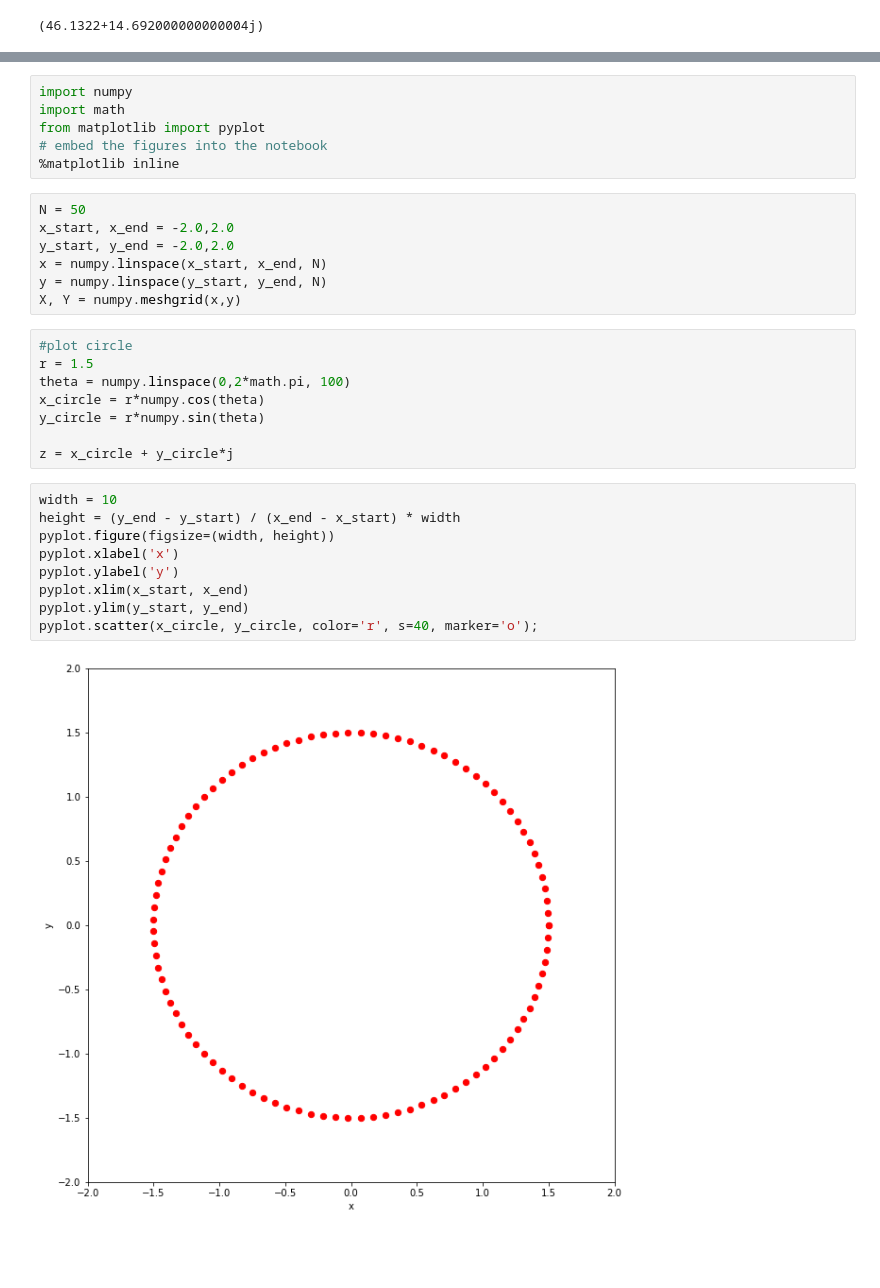
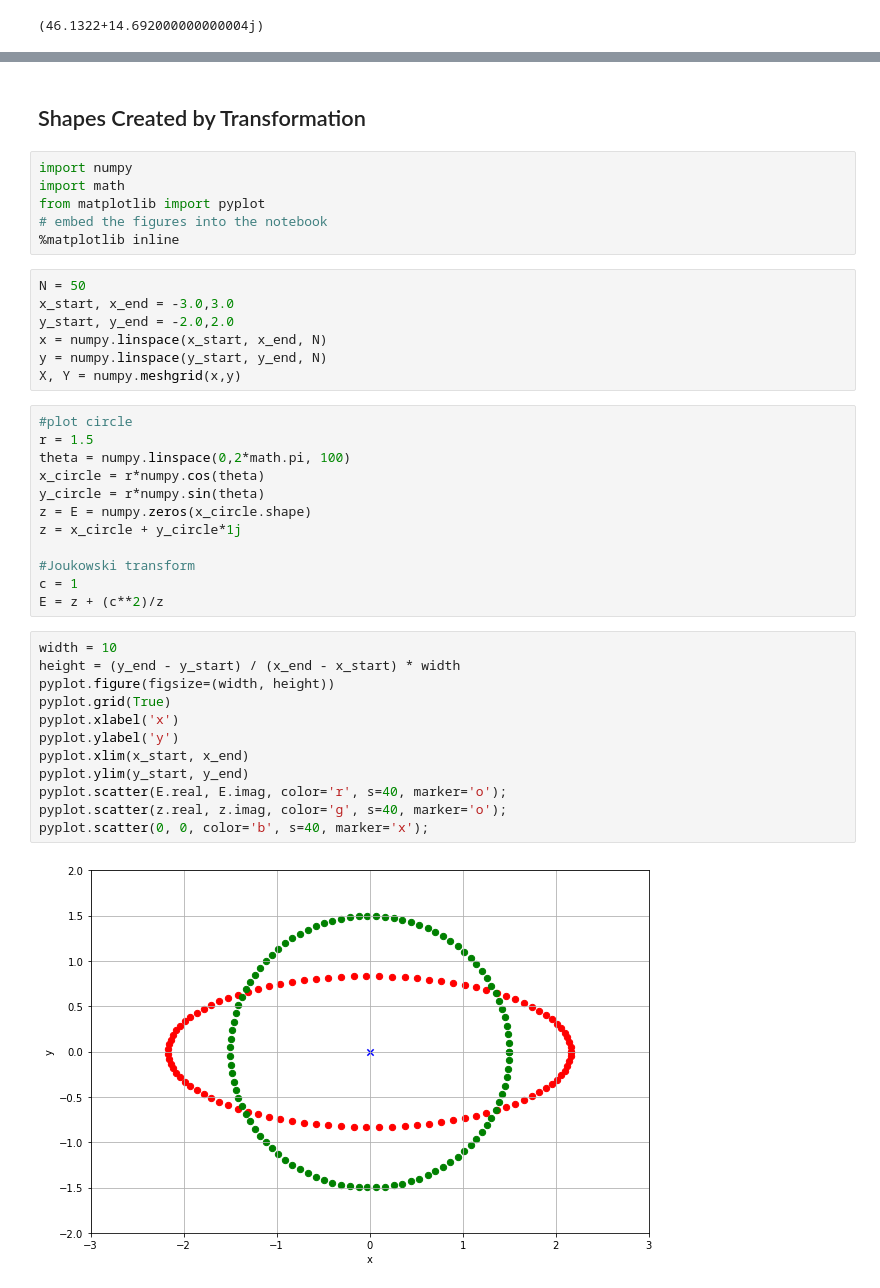
Before and after one commit to asabbagha/MAE6226, a Jupyter notebook: Assignment2.ipynb, the cells around one changed output, grey strips where cells are left out. Drawn from its saved outputs; the diff is of its cells as text; blank space fills up the shorter version.

```diff
--- a/Assignment2.ipynb
+++ b/Assignment2.ipynb
@@ -23,3 +23,5 @@ NameError: name 'exp' is not defined
+# %% [markdown]
+## Shapes Created by Transformation
 # %%
 import numpy
 import math
@@ -28,7 +30,7 @@ from matplotlib import pyplot
 %matplotlib inline
 # %%
 N = 50
-x_start, x_end = -2.0,2.0
+x_start, x_end = -3.0,3.0
 y_start, y_end = -2.0,2.0
 x = numpy.linspace(x_start, x_end, N)
 y = numpy.linspace(y_start, y_end, N)
@@ -39,16 +41,23 @@ r = 1.5
 theta = numpy.linspace(0,2*math.pi, 100)
 x_circle = r*numpy.cos(theta)
 y_circle = r*numpy.sin(theta)
+z = E = numpy.zeros(x_circle.shape)
+z = x_circle + y_circle*1j
 
-z = x_circle + y_circle*j
+#Joukowski transform
+c = 1
+E = z + (c**2)/z
 # %%
 width = 10
 height = (y_end - y_start) / (x_end - x_start) * width
 pyplot.figure(figsize=(width, height))
+pyplot.grid(True)
 pyplot.xlabel('x')
 pyplot.ylabel('y')
 pyplot.xlim(x_start, x_end)
 pyplot.ylim(y_start, y_end)
-pyplot.scatter(x_circle, y_circle, color='r', s=40, marker='o');
+pyplot.scatter(E.real, E.imag, color='r', s=40, marker='o');
+pyplot.scatter(z.real, z.imag, color='g', s=40, marker='o');
+pyplot.scatter(0, 0, color='b', s=40, marker='x');
 # %% [output]
-[figure, old version]
+[figure, new version]
```
Also changed, not shown: parts of 7 cells of this notebook.
